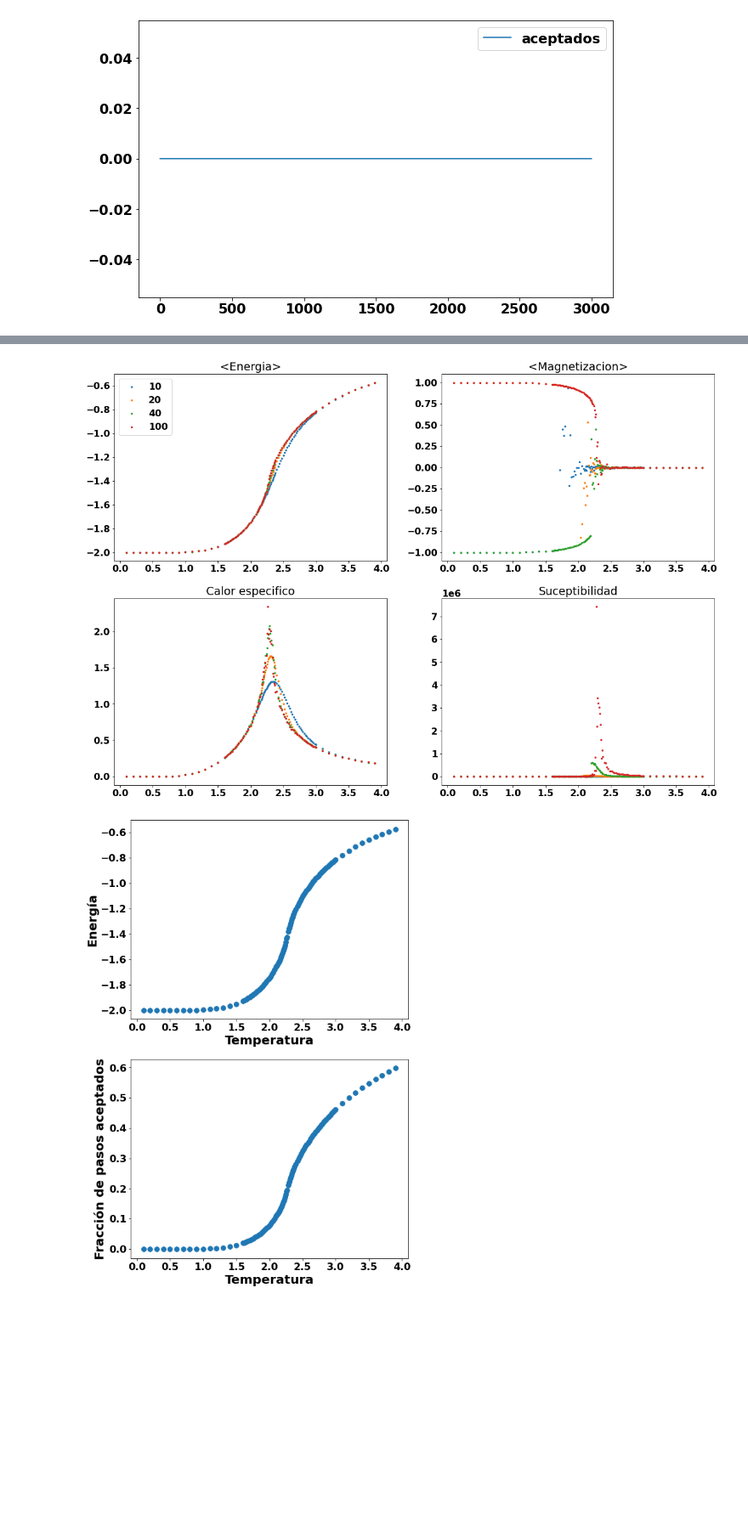
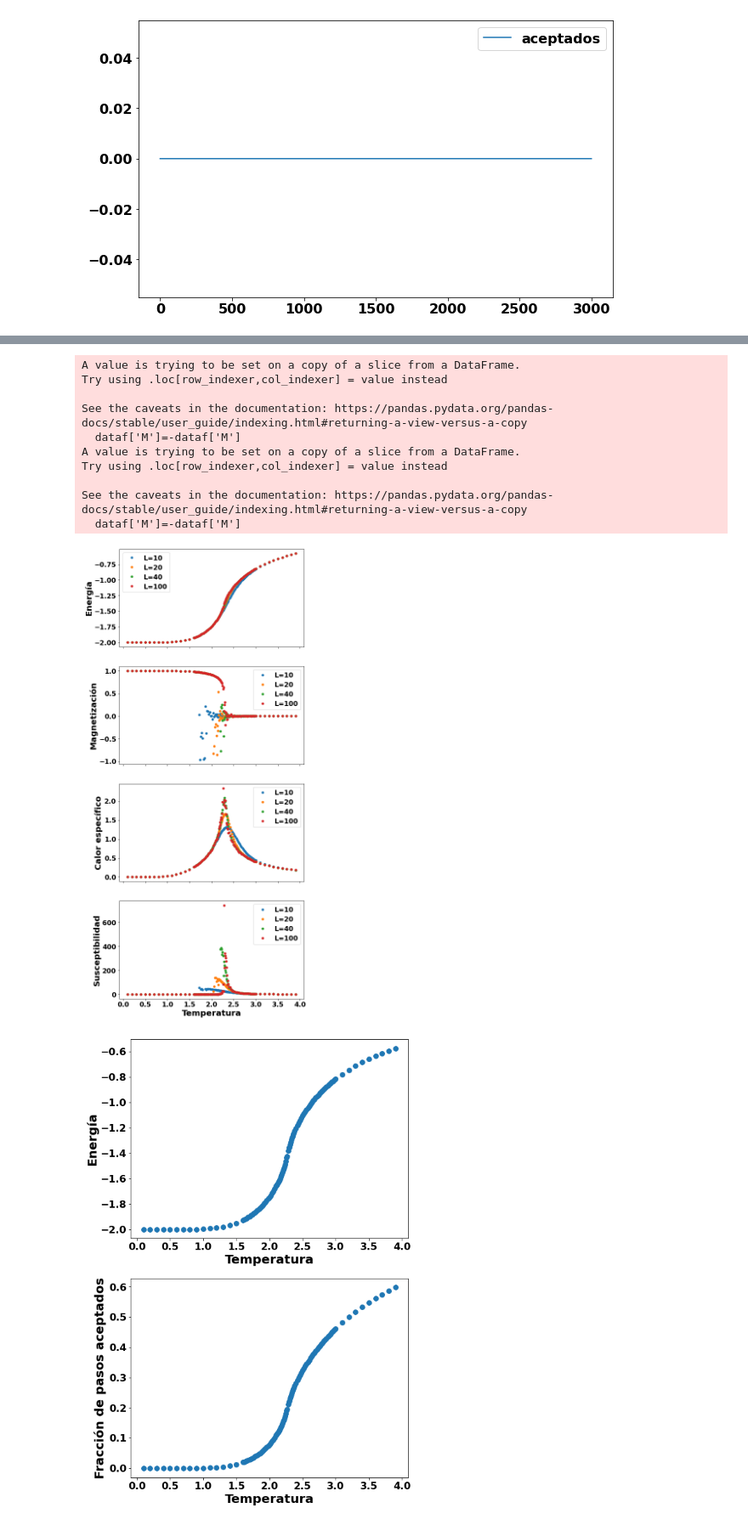
Before and after one commit to sstandre/ising, a Jupyter notebook: analisis_A.ipynb, the cells around one changed output, grey strips where cells are left out. Shown at 85% size. Saved outputs shown, nothing was run; the diff lists cells and outputs as text; code cells hidden in the pictures; blank space fills up the shorter version.

```diff
--- a/analisis_A.ipynb
+++ b/analisis_A.ipynb
@@ -10,9 +11,10 @@ font = {'family' : 'normal',
 
 matplotlib.rc('font', **font)
 # %%
-def plot(axes, x, y, title):
-    axes.scatter(x, y, s=6)
-    axes.set_title(title)
+def plot(axes, x, y, label=None, semilog=False):
+    f = axes.semilogy if semilog else axes.plot
+    f(x, y, linestyle='', marker='.', markersize=10, label=label)
+#    axes.set_title(title)
     # axes.set_ylabel(title)
     # axes.set_xlabel('Temperatura')
 # %%
@@ -94,12 +102,14 @@ data = data_raw.groupby(['size','temperature', 'B'], as_index=False).mean().drop
 
 
 data['Cv'] = (data['energy^2']-data['energy']**2)/( data['N']*(data['temperature'])**2)
-data['X'] = (data['magnetization^2']-data['magnetization']**2)/(data['temperature'])
+data['X'] = (data['magnetization^2']-data['magnetization']**2)/(data['N']*data['temperature'])
 data['E'] = data['energy'] / data['N']
 data['M'] = data['magnetization'] / data['N']
 # %%
 for s in data['size'].unique():
     dataf = data[(data['size']==s) & (data['B']==0.0)]
+    if float(dataf['M'][(dataf['temperature']==0.1)])<0:
+        dataf['M']=(-1)*dataf['M']
     fig, ((ax1,ax2),(ax3,ax4)) = plt.subplots(2,2)
     fig.set_size_inches(18.5, 13)
     fig.suptitle(f'L = {s}')
@@ -118,21 +139,41 @@ plt.show()
 # %%
-fig, ((ax1,ax2),(ax3,ax4)) = plt.subplots(2,2)
-fig.set_size_inches(18.5, 13)
+fig, ((ax1,ax2,ax3,ax4)) = plt.subplots(4,1,sharex='col')
+fig.set_size_inches(8, 20)
 
 for s in data['size'].unique():
     dataf = data[(data['size']==s) & (data['B']==0.0)]
-    plot(ax2, dataf['temperature'], dataf['M'], '<Magnetizacion>')
-    plot(ax1, dataf['temperature'], dataf['E'], '<Energia>')
-    plot(ax3, dataf['temperature'], dataf['Cv'], 'Calor especifico')
-    plot(ax4, dataf['temperature'], dataf['X'], 'Suceptibilidad')
+    if float(dataf['M'][(dataf['temperature']==0.1)])<0:
+        dataf['M']=-dataf['M']
+    plot(ax2, dataf['temperature'], dataf['M'],  label=f'L={s}')
+    plot(ax1, dataf['temperature'], dataf['E'],  label=f'L={s}')
+    plot(ax3, dataf['temperature'], dataf['Cv'], label=f'L={s}')
+    plot(ax4, dataf['temperature'], dataf['X'],  label=f'L={s}', semilog=False)
   #  plot(ax5, dataf['temperature'], dataf['aceptados'], 'Fracción de pasos aceptados')
-ax1.legend([data['size'].unique()])
-#ax2.legend('L=' + str(s))
-#ax3.legend('L=' + str(s))
-#ax4.legend('L=' + str(s))
+ax1.legend()
+#ax1.set_xlim(1.5,3.5)
+#ax1.set_ylim(-1.8,-0.5)
+ax2.legend()
+ax3.legend()
+ax4.legend()
+ax1.set_ylabel('Energía', fontsize=20, weight='bold' )
+ax2.set_ylabel('Magnetización', fontsize=20, weight='bold' )
+ax3.set_ylabel('Calor específico', fontsize=20, weight='bold' )
+ax4.set_ylabel('Susceptibilidad', fontsize=20, weight='bold' )
+ax4.set_xlabel('Temperatura', fontsize=20, weight='bold' )
 plt.show()
+#dataf['M'][(dataf['temperature']==0.1)]
 # %% [output]
+A value is trying to be set on a copy of a slice from a DataFrame.
+Try using .loc[row_indexer,col_indexer] = value instead
+
+See the caveats in the documentation: https://pandas.pydata.org/pandas-docs/stable/user_guide/indexing.html#returning-a-view-versus-a-copy
+  dataf['M']=-dataf['M']
+A value is trying to be set on a copy of a slice from a DataFrame.
+Try using .loc[row_indexer,col_indexer] = value instead
+
+See the caveats in the documentation: https://pandas.pydata.org/pandas-docs/stable/user_guide/indexing.html#returning-a-view-versus-a-copy
+  dataf['M']=-dataf['M']
-[figure, old version]
+[figure, new version]
 # %%
 dataf = data[(data['size']==100) & (data['B']==0.0)]
 #fig.set_size_inches(18.5, 13)
```
Also changed, not shown: parts of 11 cells of this notebook.
